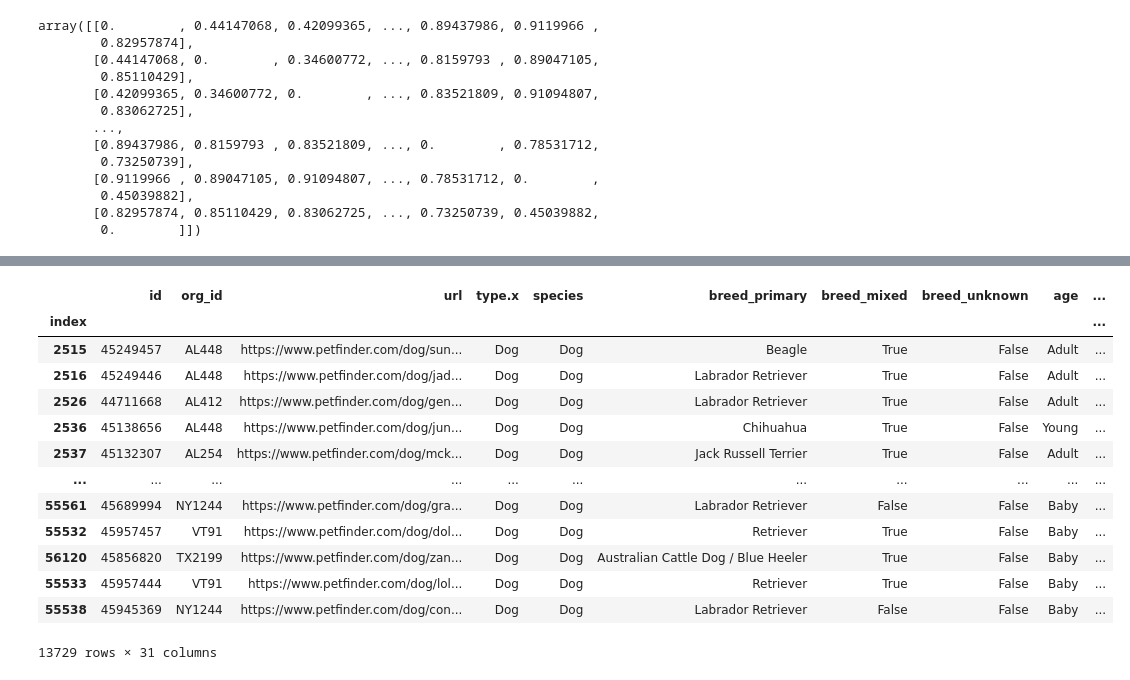
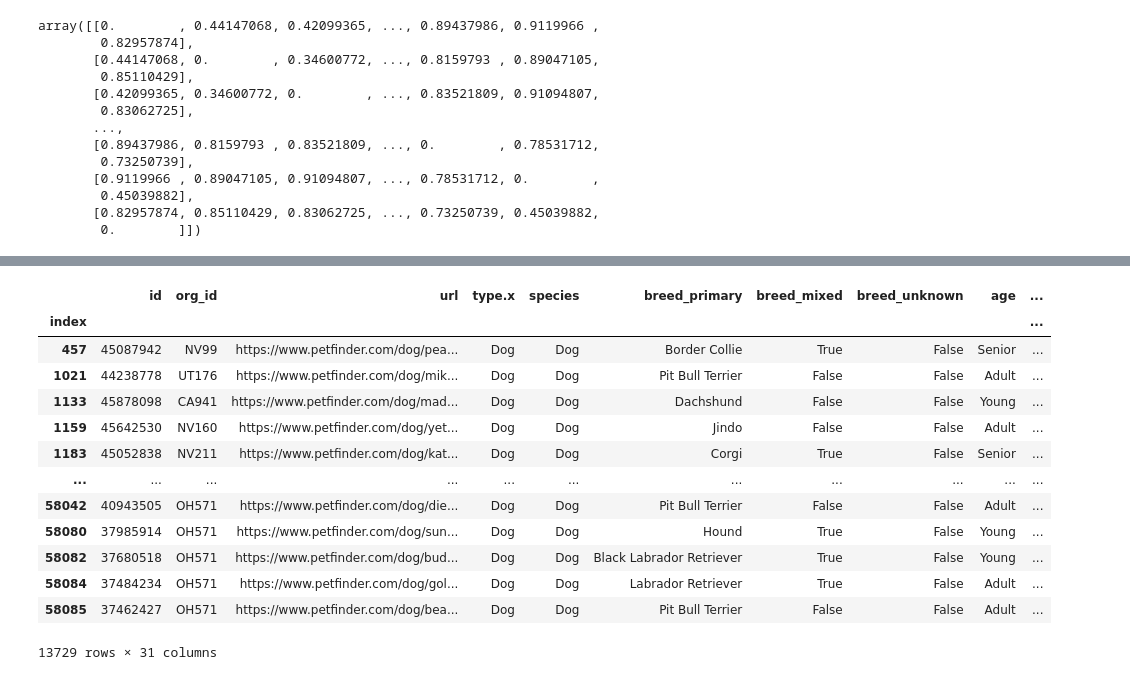
Before and after one commit to chrico-bu-uab/gower, a Jupyter notebook: examples.ipynb, the cells around one changed output, grey strips where cells are left out. Drawn from its saved outputs; the diff is of its cells as text; code cells hidden in the pictures.

```diff
--- a/examples.ipynb
+++ b/examples.ipynb
@@ -174,20 +179,20 @@ np.unique(dd["gower_dbscan"], return_counts=True)
           40,    4,   10,    2,    2,    7]))
 # %%
 dd["label_count"] = dd.groupby("gower_dbscan").transform("count").iloc[:, 0]
-dd.sort_values(["label_count", "gower_dbscan"], ascending=[False, True], inplace=True)
+dd.sort_values(["gower_dbscan", "label_count"], ascending=[True, False], inplace=True)
 dd
 # %% [output]
 |  | id | org_id | url | type.x | species | breed_primary | breed_mixed | breed_unknown | age | ... |
 | index |  |  |  |  |  |  |  |  |  | ... |
-| 2515 | 45249457 | AL448 | https://www.petfinder.com/dog/sun... | Dog | Dog | Beagle | True | False | Adult | ... |
-| 2516 | 45249446 | AL448 | https://www.petfinder.com/dog/jad... | Dog | Dog | Labrador Retriever | True | False | Adult | ... |
-| 2526 | 44711668 | AL412 | https://www.petfinder.com/dog/gen... | Dog | Dog | Labrador Retriever | True | False | Adult | ... |
-| 2536 | 45138656 | AL448 | https://www.petfinder.com/dog/jun... | Dog | Dog | Chihuahua | True | False | Young | ... |
-| 2537 | 45132307 | AL254 | https://www.petfinder.com/dog/mck... | Dog | Dog | Jack Russell Terrier | True | False | Adult | ... |
+| 457 | 45087942 | NV99 | https://www.petfinder.com/dog/pea... | Dog | Dog | Border Collie | True | False | Senior | ... |
+| 1021 | 44238778 | UT176 | https://www.petfinder.com/dog/mik... | Dog | Dog | Pit Bull Terrier | False | False | Adult | ... |
+| 1133 | 45878098 | CA941 | https://www.petfinder.com/dog/mad... | Dog | Dog | Dachshund | False | False | Young | ... |
+| 1159 | 45642530 | NV160 | https://www.petfinder.com/dog/yet... | Dog | Dog | Jindo | False | False | Adult | ... |
+| 1183 | 45052838 | NV211 | https://www.petfinder.com/dog/kat... | Dog | Dog | Corgi | True | False | Senior | ... |
 | ... | ... | ... | ... | ... | ... | ... | ... | ... | ... | ... |
-| 55561 | 45689994 | NY1244 | https://www.petfinder.com/dog/gra... | Dog | Dog | Labrador Retriever | False | False | Baby | ... |
-| 55532 | 45957457 | VT91 | https://www.petfinder.com/dog/dol... | Dog | Dog | Retriever | True | False | Baby | ... |
-| 56120 | 45856820 | TX2199 | https://www.petfinder.com/dog/zan... | Dog | Dog | Australian Cattle Dog / Blue Heeler | True | False | Baby | ... |
-| 55533 | 45957444 | VT91 | https://www.petfinder.com/dog/lol... | Dog | Dog | Retriever | True | False | Baby | ... |
-| 55538 | 45945369 | NY1244 | https://www.petfinder.com/dog/con... | Dog | Dog | Labrador Retriever | False | False | Baby | ... |
+| 58042 | 40943505 | OH571 | https://www.petfinder.com/dog/die... | Dog | Dog | Pit Bull Terrier | False | False | Adult | ... |
+| 58080 | 37985914 | OH571 | https://www.petfinder.com/dog/sun... | Dog | Dog | Hound | True | False | Young | ... |
+| 58082 | 37680518 | OH571 | https://www.petfinder.com/dog/bud... | Dog | Dog | Black Labrador Retriever | True | False | Young | ... |
+| 58084 | 37484234 | OH571 | https://www.petfinder.com/dog/gol... | Dog | Dog | Labrador Retriever | True | False | Adult | ... |
+| 58085 | 37462427 | OH571 | https://www.petfinder.com/dog/bea... | Dog | Dog | Pit Bull Terrier | False | False | Adult | ... |
 13729 rows × 31 columns
```
Also changed, not shown: parts of 5 cells of this notebook, 2 other files.
